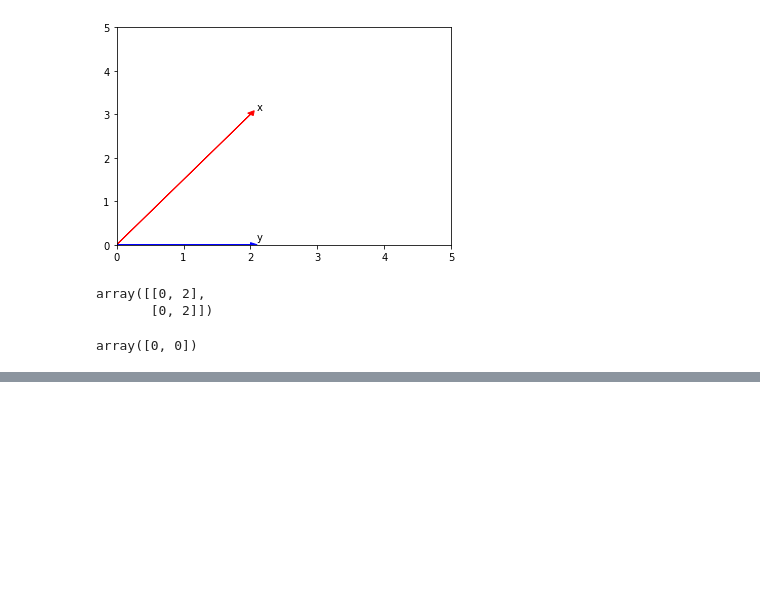
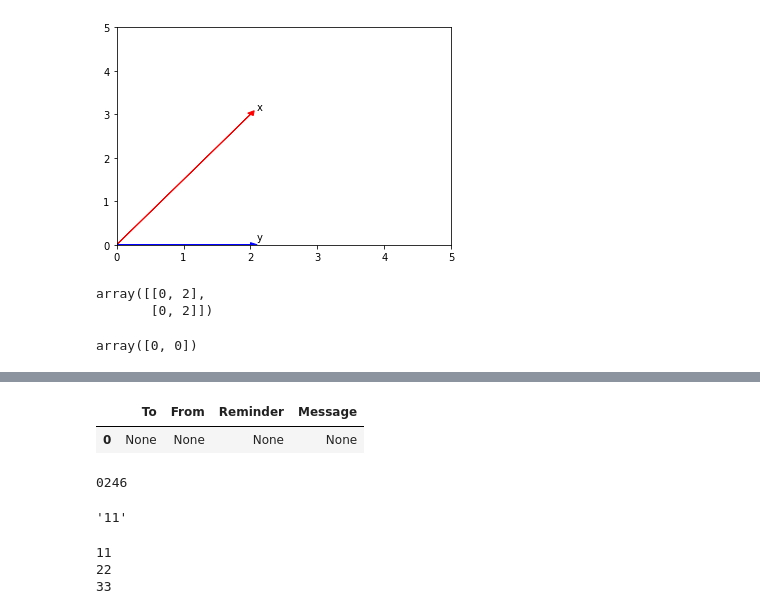
Before and after one commit to sultania-p/Data-Science, a Jupyter notebook: Coursera_IBM_data_science/Notebooks For Practise/pandas_&_numpy.ipynb, the cells around one changed output, grey strips where cells are left out. Cells and saved outputs as stored; diff of their text form; code cells hidden in the pictures; blank space fills up the shorter version.

```diff
--- a/Coursera_IBM_data_science/Notebooks For Practise/pandas_&_numpy.ipynb
+++ b/Coursera_IBM_data_science/Notebooks For Practise/pandas_&_numpy.ipynb
@@ -241,0 +275,46 @@ array([0, 0])
+# %%
+#reading xml files
+import pandas as pd
+import xml.etree.ElementTree as etree
+
+tree = etree.parse('./xml_file_load_sample.xml')
+root = tree.getroot()
+
+columns = ['To','From','Reminder','Message']
+df = pd.DataFrame(columns=columns)
+# %%
+for node in root:
+        To = getattr(node.find('to'), 'text', None)
+        From = getattr(node.find('from'), 'text', None)
+        Reminder = getattr(node.find('heading'), 'text', None)
+        Message = getattr(node.find('body'), 'text', None)
+df = df.append(pd.Series([To, From, Reminder, Message], index = columns), ignore_index = True)
+
+# To = node.find('To').text
+# From = node.find('From').text
+#     Reminder = node.find('Reminder').text
+#     Message = nodee.find('Message').text
+# %%
+df
+# %% [output]
+|  | To | From | Reminder | Message |
+| 0 | None | None | None | None |
+# %%
+var = "01234567"
+print(var[::2])
+# %% [output]
+0246
+# %%
+def add(x): return(x+x)
+
+add('1')
+# %% [output]
+'11'
+# %%
+
+A=['1','2','3']
+for a in A: print(2*a)
+# %% [output]
+11
+22
+33
```
Also changed, not shown: parts of 7 cells of this notebook, 1 other file.
